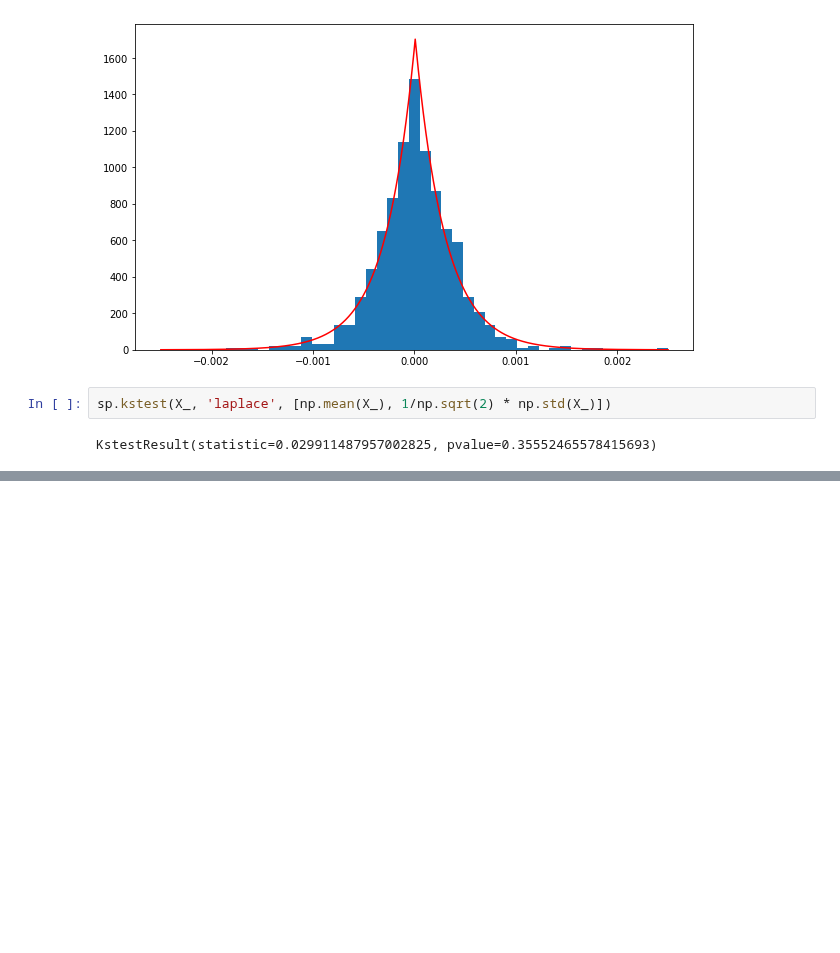
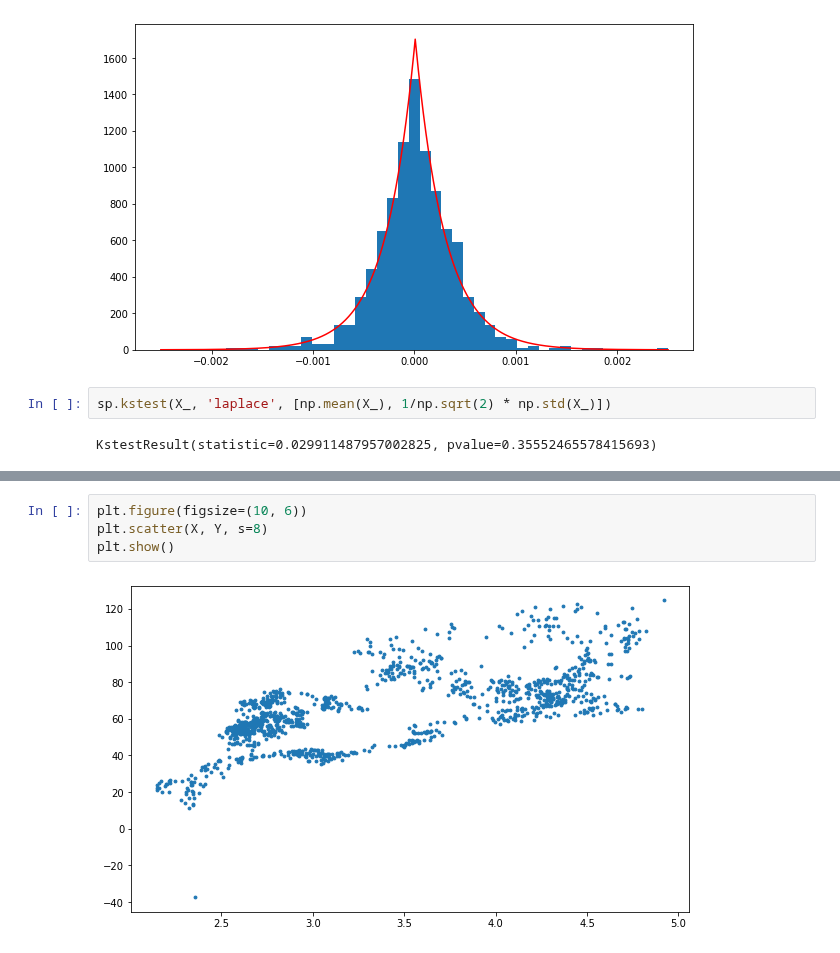
Before and after one commit to Szymex49/NVIDIA_risk_management, a Jupyter notebook: Malec_python.ipynb, the cells around one changed output, grey strips where cells are left out. Saved outputs shown, nothing was run; the diff lists cells and outputs as text; blank space fills up the shorter version.

```diff
--- a/Malec_python.ipynb
+++ b/Malec_python.ipynb
@@ -147,0 +177,6 @@ KstestResult(statistic=0.029911487957002825, pvalue=0.35552465578415693)
+# %%
+plt.figure(figsize=(10, 6))
+plt.scatter(X, Y, s=8)
+plt.show()
+# %% [output]
+[figure, added]
```
Also changed, not shown: parts of 11 cells of this notebook.
